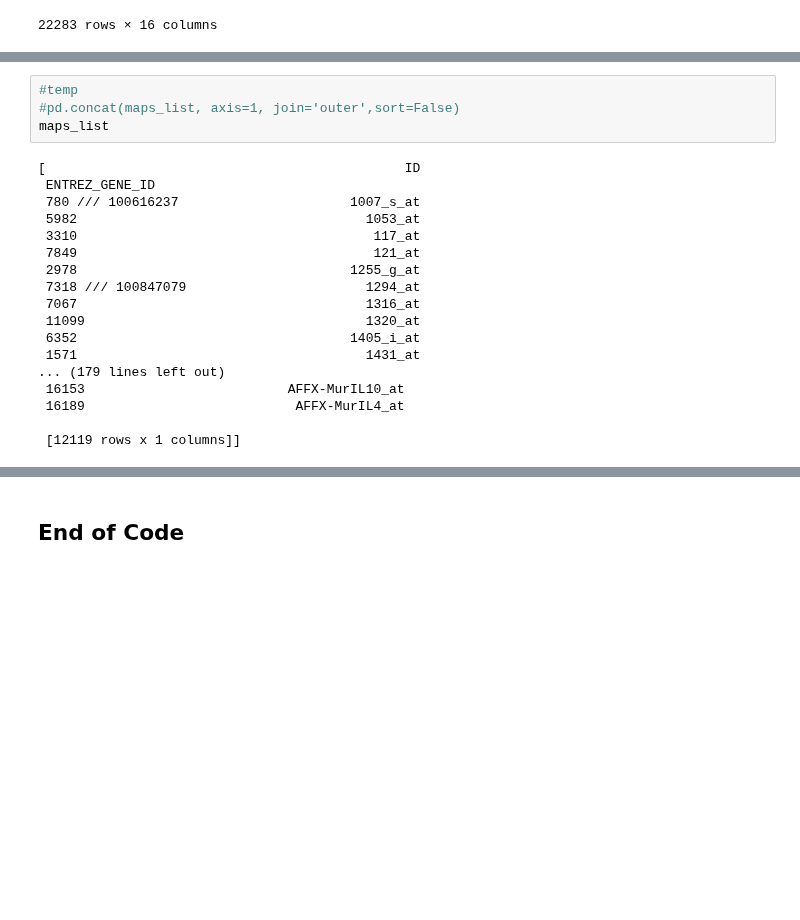
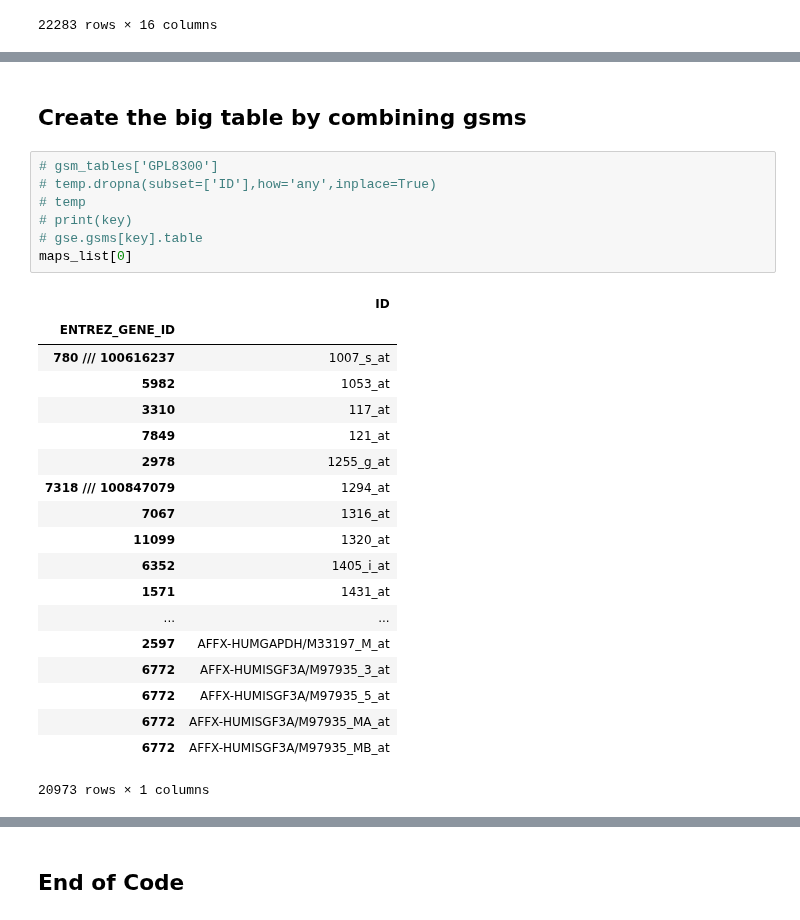
Before and after one commit to HelikarLab/COMO, a Jupyter notebook: py/Sort_CEL_Files.ipynb, the cells around one changed output, grey strips where cells are left out. Saved outputs shown, nothing was run; the diff lists cells and outputs as text; blank space fills up the shorter version.

```diff
--- a/py/Sort_CEL_Files.ipynb
+++ b/py/Sort_CEL_Files.ipynb
@@ -224,25 +229,32 @@ temp[['ID','ENTREZ_GENE_ID']]
 | 22281 | AFFX-TrpnX-5_at | NaN |
 | 22282 | AFFX-TrpnX-M_at | NaN |
 22283 rows × 2 columns
-# %%
-#temp
-#pd.concat(maps_list, axis=1, join='outer',sort=False)
-maps_list
-# %% [output]
-[                                              ID
- ENTREZ_GENE_ID
- 780 /// 100616237                      1007_s_at
- 5982                                     1053_at
- 3310                                      117_at
- 7849                                      121_at
- 2978                                   1255_g_at
- 7318 /// 100847079                       1294_at
- 7067                                     1316_at
- 11099                                    1320_at
- 6352                                   1405_i_at
- 1571                                     1431_at
-... (179 lines left out)
- 16153                          AFFX-MurIL10_at
- 16189                           AFFX-MurIL4_at
-
- [12119 rows x 1 columns]]
+# %% [markdown]
+## Create the big table by combining gsms
+# %%
+# gsm_tables['GPL8300']
+# temp.dropna(subset=['ID'],how='any',inplace=True)
+# temp
+# print(key)
+# gse.gsms[key].table
+maps_list[0]
+# %% [output]
+|  | ID |
+| ENTREZ_GENE_ID |  |
+| 780 /// 100616237 | 1007_s_at |
+| 5982 | 1053_at |
+| 3310 | 117_at |
+| 7849 | 121_at |
+| 2978 | 1255_g_at |
+| 7318 /// 100847079 | 1294_at |
+| 7067 | 1316_at |
+| 11099 | 1320_at |
+| 6352 | 1405_i_at |
+| 1571 | 1431_at |
+| ... | ... |
+| 2597 | AFFX-HUMGAPDH/M33197_M_at |
+| 6772 | AFFX-HUMISGF3A/M97935_3_at |
+| 6772 | AFFX-HUMISGF3A/M97935_5_at |
+| 6772 | AFFX-HUMISGF3A/M97935_MA_at |
+| 6772 | AFFX-HUMISGF3A/M97935_MB_at |
+20973 rows × 1 columns
```
Also changed, not shown: parts of 19 cells of this notebook.
